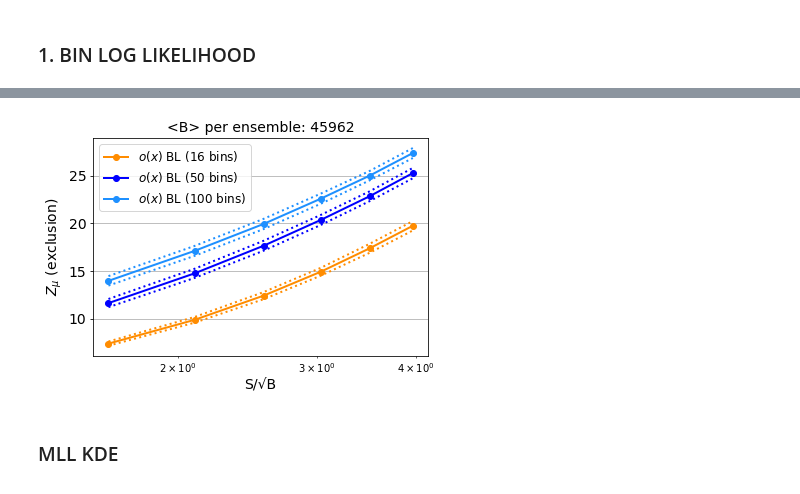
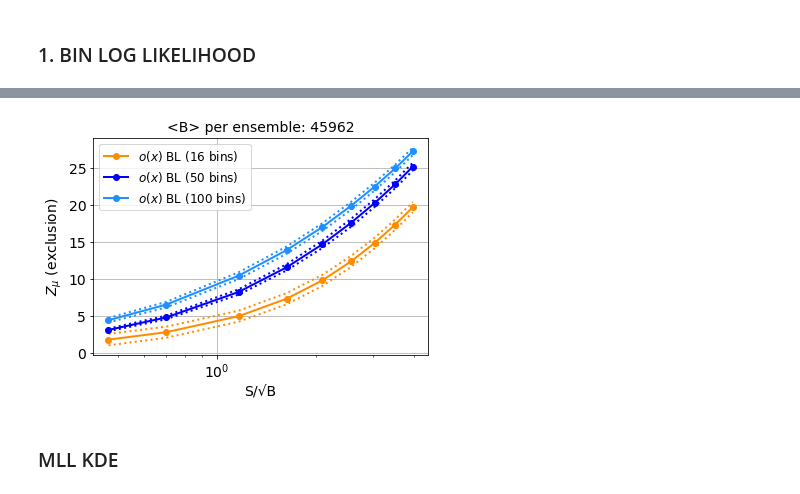
Before and after one commit to AndresDanielPerez/LHC-3rd-gen-Leptoquarks-with-MLL, a Jupyter notebook: Leptoquarks/C2-14TeV-3000fb/03-LQup1200GeV.ipynb, the cells around one changed output, grey strips where cells are left out. Saved outputs shown, nothing was run; the diff lists cells and outputs as text; code cells hidden in the pictures.

```diff
--- a/Leptoquarks/C2-14TeV-3000fb/03-LQup1200GeV.ipynb
+++ b/Leptoquarks/C2-14TeV-3000fb/03-LQup1200GeV.ipynb
@@ -1014,7 +1015,7 @@ B_expected = round(3000 * totalcrossSM)    # luminosity * cross * aceptance
 print('B_expected: ', B_expected)
 
 print('S_expected: ', round(3000 * crossfidNP))    # luminosity * cross * aceptance
-S_expected = [350,450,550,650,750,850]
+S_expected = [100,150,250,350,450,550,650,750,850]
 
 
 
@@ -1669,8 +1700,8 @@ print(store_Z_bins_XG_100bins_std)
 # %%
-store_Z_bins_XG_16bins = [7.397193618365761, 9.891487436371417, 12.419976128908662, 14.929376053125592, 17.39772024517388, 19.745837494039215]
-store_Z_bins_XG_50bins = [11.642867317485972, 14.763203058850847, 17.648971568885518, 20.357082981884975, 22.853855283196964, 25.265979285259423]
-store_Z_bins_XG_100bins = [13.9739076886734, 17.116422926225944, 19.931624951455955, 22.586486714243485, 25.01014486062585, 27.367409831669278]
+store_Z_bins_XG_16bins = [1.8687416323318513, 2.8697950828222245, 5.044353176662196, 7.39998733989752, 9.876155353133406, 12.430645082994406, 14.936177295332046, 17.396275086197676, 19.771008355296004]
+store_Z_bins_XG_50bins = [3.1786236742148564, 4.8654108882045595, 8.318874459221673, 11.643783974133344, 14.755053130038615, 17.64614057798518, 20.33643534690501, 22.848577781803808, 25.25604961637795]
+store_Z_bins_XG_100bins = [4.494328872547715, 6.598753557951706, 10.519413602523452, 13.970659460729308, 17.080806872995964, 19.948624829397446, 22.56198839696022, 25.00027926636131, 27.311640441023577]
 
-store_Z_bins_XG_16bins_std = [0.22053512901586989, 0.2984089509980213, 0.3730647746928869, 0.41084801267291, 0.47195940294251293, 0.49158361441772663]
-store_Z_bins_XG_50bins_std = [0.429021934330448, 0.4803663522583971, 0.5192247907116283, 0.5262101316694764, 0.5137404516131501, 0.5409301232474968]
-store_Z_bins_XG_100bins_std =[0.4964578142814874, 0.5192664349876264, 0.534349110980501, 0.5314883922208615, 0.4935060677403775, 0.5230643043755328]
+store_Z_bins_XG_16bins_std = [0.07837509716717721, 0.1068642044853757, 0.16524362037363025, 0.2228614973838124, 0.31518568483746356, 0.36641168966401716, 0.4034669930868249, 0.4442813834202444, 0.4652431529108308]
+store_Z_bins_XG_50bins_std = [0.18290491060325895, 0.24056628329283797, 0.3605990623459845, 0.41996675325124483, 0.49347737511633843, 0.5288120952430944, 0.5229490660597348, 0.5228732784120012, 0.525144199450703]
+store_Z_bins_XG_100bins_std = [0.3071052200795505, 0.37125579275997983, 0.4593455210311819, 0.4823542964344444, 0.5214858619312533, 0.5264642423778176, 0.5247410975537959, 0.5053366068014944, 0.5055262118235876]
@@ -1677,3 +1973,11 @@ store_Z_bins_XG_100bins_std =[0.4964578142814874, 0.5192664349876264, 0.53434911
+# %%
+store_muhat_mean_16bins = [0.006379660388325653, 0.0005762311917230757, -0.00020184483773618244, -0.001048141633579424, 0.0004389773296083236, 0.0006666161761479106, 4.031263287123124e-05, -0.0008168872803756473, 0.0005535740140460635]
+
+store_Z_bins_XG_16bins_q = [4.069402450798991, 5.954057546961275, 9.382458197925677, 12.535487143584575, 15.415946530562614, 18.130471905763674, 20.664763307878502, 23.104881380974255, 25.328243843667014]
+store_Z_bins_XG_16bins_std = [0.7681843471276494, 0.7470152429183168, 0.7437984626206279, 0.7580870984662421, 0.7431903960161307, 0.7427313979967032, 0.7136863221577527, 0.7076020673586773, 0.6985372878677549]
+
+store_Z_bins_XG_16bins_mu0 = [4.069372768363625, 5.9540539691561465, 9.382410155573734, 12.535487143584575, 15.41594635667382, 18.130471905763674, 20.664747647600432, 23.104881380974255, 25.328199800600505]
+store_Z_bins_XG_16bins_std_mu0 = [0.8341716911880633, 0.7899732090543521, 0.7712151064704849, 0.7806501892180374, 0.7625571857538135, 0.7599975564906234, 0.7274514894573989, 0.7200691414932935, 0.7094234124075126]
 # %%
 store_Z_bins_XG_16bins_plus = [i+j for i, j in zip(store_Z_bins_XG_16bins, store_Z_bins_XG_16bins_std)]
 store_Z_bins_XG_16bins_min = [i-j for i, j in zip(store_Z_bins_XG_16bins, store_Z_bins_XG_16bins_std)]
@@ -1690,37 +1994,37 @@ store_Z_bins_XG_100bins_min = [i-j for i, j in zip(store_Z_bins_XG_100bins, stor
 
 posX = []
 
 for i in range(len(S_expected)):
     posX.append( (B_expected*SB_ratio[i]) / ( B_expected )**0.5 )
 
 
 
 plt.figure()
 lw = 2
 
-plt.plot(posX, store_Z_bins_XG_16bins, '-ok', color='darkorange', lw=lw, label=r'$o(x)$ BL (16 bins)')
+plt.plot(posX, store_Z_bins_XG_16bins, '-o', color='darkorange', lw=lw, label=r'$o(x)$ BL (16 bins)')
 plt.plot(posX, store_Z_bins_XG_16bins_plus, ':', color='darkorange', lw=lw)
 plt.plot(posX, store_Z_bins_XG_16bins_min, ':', color='darkorange', lw=lw)
-plt.plot(posX, store_Z_bins_XG_50bins, '-ok', color='blue', lw=lw, label=r'$o(x)$ BL (50 bins)')
+plt.plot(posX, store_Z_bins_XG_50bins, '-o', color='blue', lw=lw, label=r'$o(x)$ BL (50 bins)')
 plt.plot(posX, store_Z_bins_XG_50bins_plus, ':', color='blue', lw=lw)
 plt.plot(posX, store_Z_bins_XG_50bins_min, ':', color='blue', lw=lw)
-plt.plot(posX, store_Z_bins_XG_100bins, '-ok', color='dodgerblue', lw=lw, label=r'$o(x)$ BL (100 bins)')
+plt.plot(posX, store_Z_bins_XG_100bins, '-o', color='dodgerblue', lw=lw, label=r'$o(x)$ BL (100 bins)')
 plt.plot(posX, store_Z_bins_XG_100bins_plus, ':', color='dodgerblue', lw=lw)
 plt.plot(posX, store_Z_bins_XG_100bins_min, ':', color='dodgerblue', lw=lw)
 
 #plt.xlim([0.5, 10])
 #plt.ylim([-0.5, 7.5])
 plt.xscale('log')
 plt.xlabel('S/√B', fontsize=14)
 plt.ylabel('$Z_{\mu}$ (exclusion)', fontsize=14)
 plt.xticks(fontsize=14)
 plt.yticks(fontsize=14)
 plt.grid()
 plt.title('<B> per ensemble: %0.2d' % B_expected, fontsize=14)
 plt.legend(loc="upper left", fontsize=12)
 plt.show()
 # %% [output]
-[figure, old version]
+[figure, new version]
 # %% [markdown]
 ### MLL KDE
 # %% [markdown]
```
Also changed, not shown: parts of 15 cells of this notebook, 11 other files.
